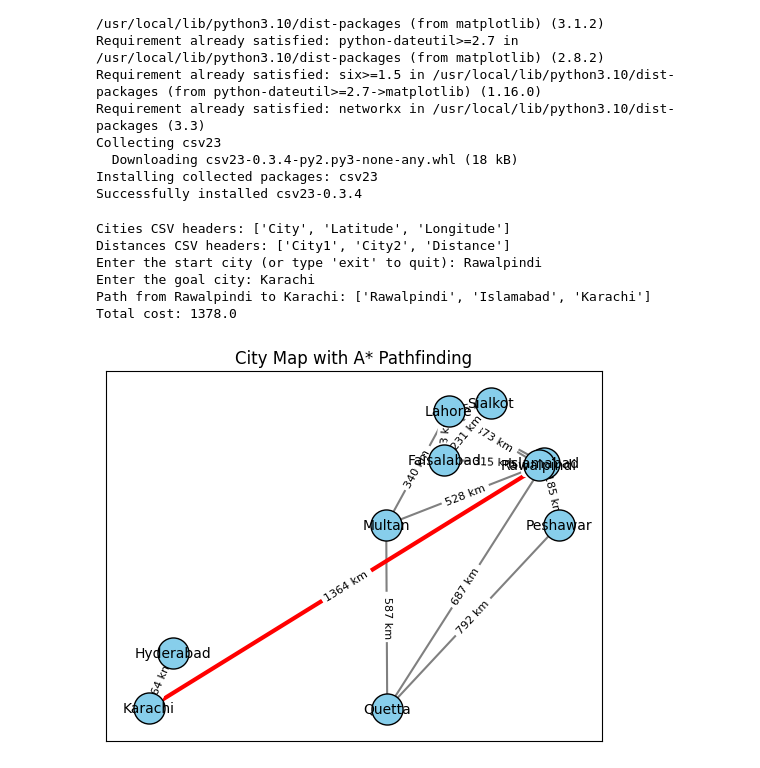
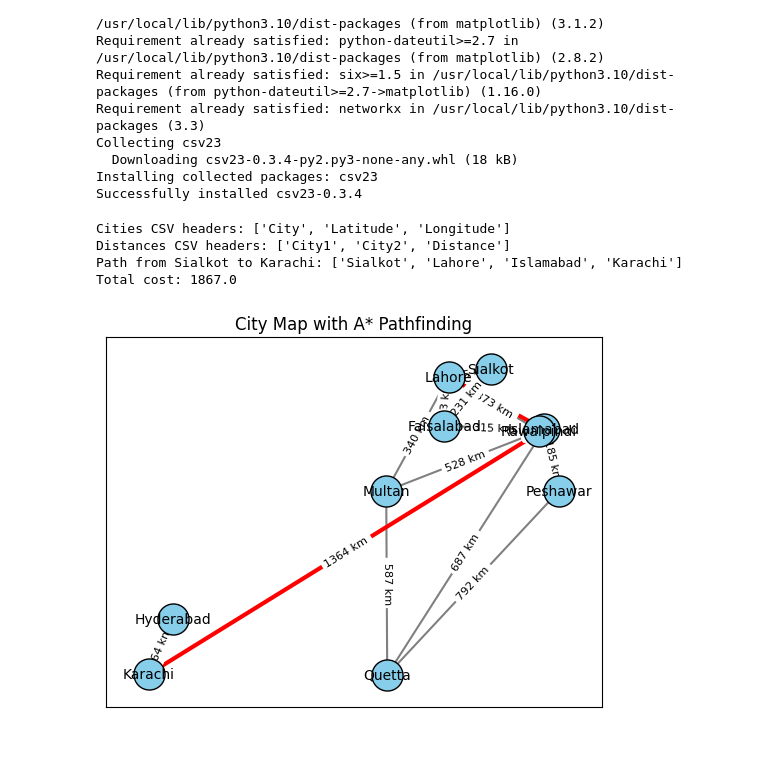
Before and after one commit to ImtiazAhmed07/Navigator, a Jupyter notebook: Navigator.ipynb, the cells around one changed output. Saved outputs shown, nothing was run; the diff lists cells and outputs as text; code cells hidden in the pictures.

```diff
--- a/Navigator.ipynb
+++ b/Navigator.ipynb
@@ -118,37 +118,35 @@ def plot_graph(cities, distances, path):
     nx.draw_networkx_edge_labels(G, pos, edge_labels=edge_labels, font_size=8, label_pos=0.5)
 
     plt.title("City Map with A* Pathfinding")
     plt.show()
 
 # File paths
-cities_file_path = r'/content/Pakistn_cities.csv'
-distances_file_path = r'/content/Pakistan_distances2.csv'
+cities_file_path = r'/Pakistn_cities.csv'
+distances_file_path = r'/Pakistan_distances.csv'
 
 # Load data
 cities = load_cities(cities_file_path)
 distances = load_distances(distances_file_path)
 
 # Main loop for continuous input
 while True:
     # Take user input for start and goal cities
     start_city = input("Enter the start city (or type 'exit' to quit): ")
     if start_city.lower() == 'exit':
         break
     goal_city = input("Enter the goal city: ")
 
     # Perform A* search
     path, cost = a_star_search(start_city, goal_city, cities, distances)
 
     print(f"Path from {start_city} to {goal_city}: {path}")
     print(f"Total cost: {cost}")
 
     # Plot the graph with the path
     plot_graph(cities, distances, path)
 # %% [output]
 Cities CSV headers: ['City', 'Latitude', 'Longitude']
 Distances CSV headers: ['City1', 'City2', 'Distance']
-Enter the start city (or type 'exit' to quit): Rawalpindi
-Enter the goal city: Karachi
-Path from Rawalpindi to Karachi: ['Rawalpindi', 'Islamabad', 'Karachi']
-Total cost: 1378.0
+Path from Sialkot to Karachi: ['Sialkot', 'Lahore', 'Islamabad', 'Karachi']
+Total cost: 1867.0
-[figure, old version]
+[figure, new version]
```
